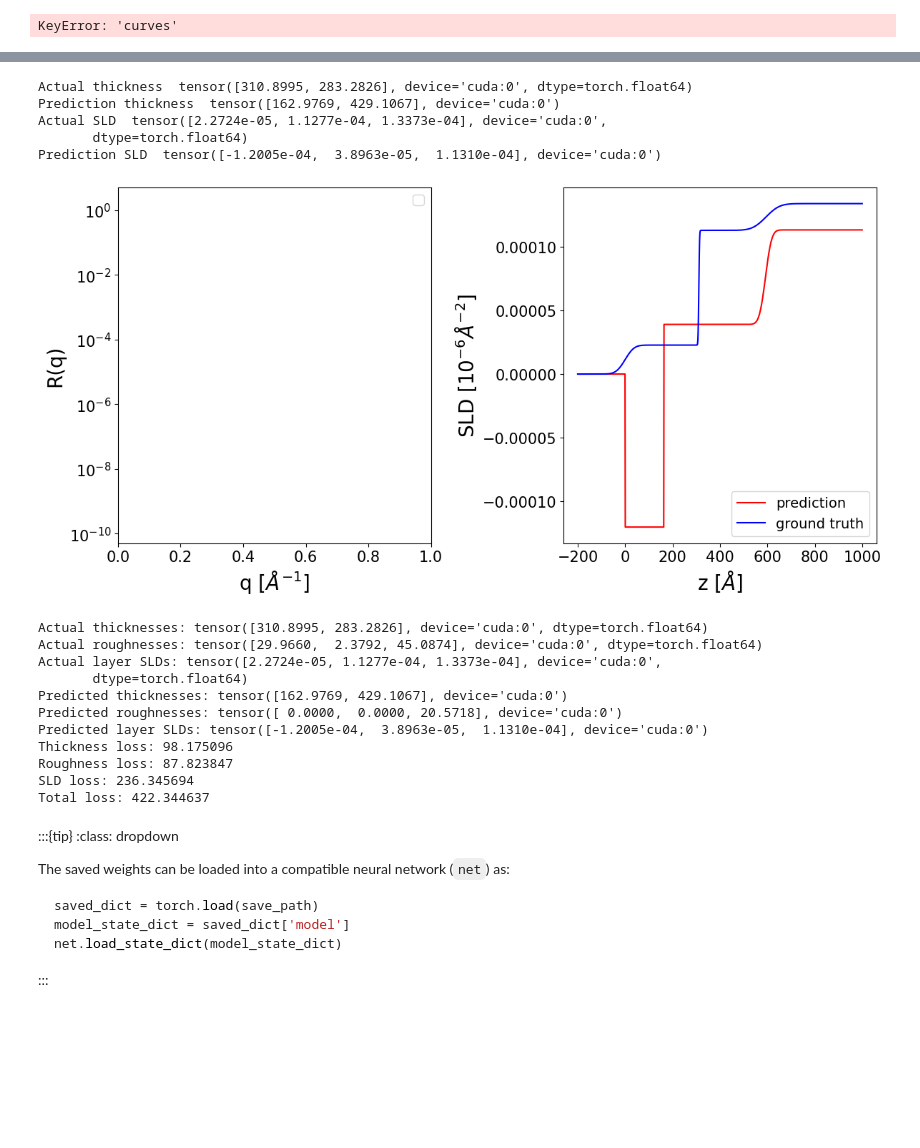
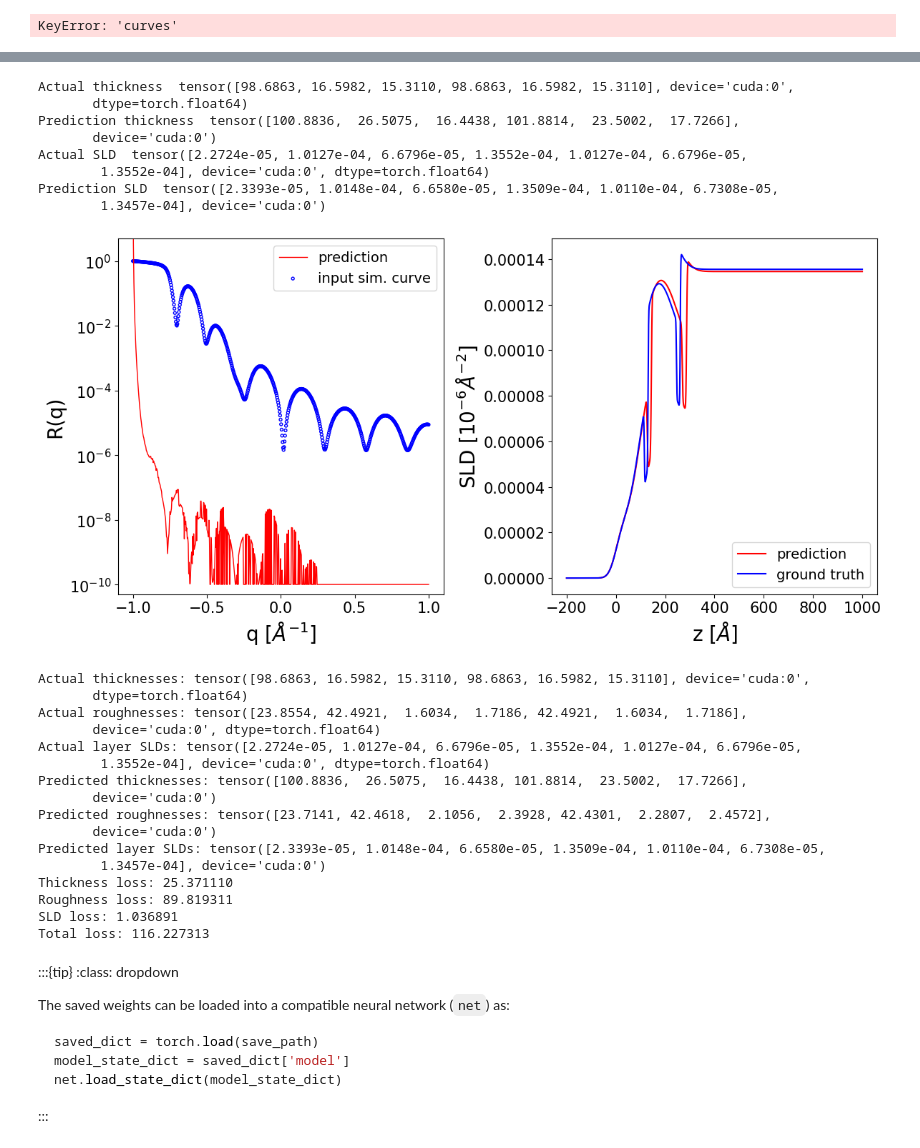
Before and after one commit to JasonC324/Final-Year-Project, a Jupyter notebook: training_reflectorch.ipynb, the cells around one changed output, grey strips where cells are left out. Drawn from its saved outputs; the diff is of its cells as text; code cells hidden in the pictures; blank space fills up the shorter version.

```diff
--- a/training_reflectorch.ipynb
+++ b/training_reflectorch.ipynb
@@ -375,7 +443,7 @@ tensor([-0.6679, -0.6963,  0.0162, -0.9065, -0.9201, -0.4777, -0.6661,  0.4104,
        device='cuda:0', dtype=torch.float64)
 torch.Size([64, 24])
 # %%
-(testing_curves, testing_curves_scaled, testing_params, testing_params_scaled, testing_q_values, testing_num_layers,testing_scaled_bounds, testing_bounds) = testing_data
+(testing_curves, testing_curves_scaled, testing_params, testing_params_scaled, testing_q_values, testing_q_values_valued, testing_num_layers,testing_scaled_bounds, testing_bounds) = testing_data
 
 device = next(customtrainer.model.parameters()).device
 dtype  = next(customtrainer.model.parameters()).dtype
@@ -386,10 +454,10 @@ if not isinstance(testing_curves_scaled, torch.Tensor):
 else:
     eval_curves = testing_curves_scaled
 
-if not isinstance(testing_q_values, torch.Tensor):
-    eval_q_values = torch.tensor(testing_q_values)
+if not isinstance(testing_q_values_valued, torch.Tensor):
+    eval_q_values = torch.tensor(testing_q_values_valued)
 else:
-    eval_q_values = testing_q_values
+    eval_q_values = testing_q_values_valued
 
 if not isinstance(testing_scaled_bounds, torch.Tensor):
     eval_bounds = torch.tensor(testing_scaled_bounds)
@@ -429,14 +508,10 @@ tensor([-0.3084, -0.3746, -1.0237, -0.5170,  0.0684, -1.0109,  0.1024,  0.6471],
 # %%
 def unscale_params(scaled, span, min_vals) -> torch.Tensor:
-    """
-    scaled: [B, 8] tensor in [0,1]
-    returns: [B, 8] tensor in physical units
-    """
-    temp = scaled * span[None, :] + min_vals[None, :]
+
+    temp = ((scaled + 1.0) / 2.0) * span[None, :] + min_vals[None, :]
     return temp
 
 span =testing_bounds[0].to(device)
 min_val =testing_bounds[1].to(device)
 restored_predictions = unscale_params(scaled_predicted_params,span,min_val)
 restored_predictions = torch.real(restored_predictions)
-print(restored_predictions)
@@ -697,0 +870,4 @@ predicted_curves = custom_reflectivity(eval_q_values,eval_thicknesses , eval_rou
+# %%
+testing_q_values_tensor = torch.tensor(testing_q_values).float().to("cuda")
+predicted_curves = custom_reflectivity(testing_q_values_tensor,eval_thicknesses , eval_roughnesses, eval_slds, abeles_func = abeles)
+print(predicted_curves[0])
@@ -714,8 +908,8 @@ def plot_refl_curve(testing_params,predictions,i=0):
      y_tick_locations = [10**(-2*i) for i in range(6)]
      ax[0].yaxis.set_major_locator(plt.FixedLocator(y_tick_locations))
 
-     #ax[0].plot(q[i].cpu().numpy(), predicted_curves[i].cpu().numpy() + 1e-10, c='r', lw=1, label='prediction')
-     #ax[0].scatter(q[i].cpu().numpy(), unscaled_denoised_curve[i].cpu().numpy() + 1e-10, facecolors='none', edgecolors='blue', s=8, label='input sim. curve')
+     ax[0].plot(eval_q_values[i].cpu().numpy(), predicted_curves[i].cpu().numpy() + 1e-10, c='r', lw=1, label='prediction')
+     ax[0].scatter(eval_q_values[i].cpu().numpy(), testing_curves[i] + 1e-10, facecolors='none', edgecolors='blue', s=8, label='input sim. curve')
 
      ax[0].legend(loc='upper right', fontsize=14)
 
@@ -755,21 +949,24 @@ def plot_refl_curve(testing_params,predictions,i=0):
 # %%
 testing_params_cuda = torch.tensor(testing_params).to('cuda')  # move to GPU
 testing_params_cuda = torch.real(testing_params_cuda)
-i = 5
+i = 220
 plot_refl_curve(testing_params_cuda,restored_predictions, i)
 print("Actual thickness ", testing_params_cuda[i,:num_layers])
 print("Prediction thickness ", restored_predictions[i,:num_layers])
 print("Actual SLD ", testing_params_cuda[i,num_layers*2+1:])
 print("Prediction SLD ", restored_predictions[i,num_layers*2+1:])
 # %% [output]
-Actual thickness  tensor([310.8995, 283.2826], device='cuda:0', dtype=torch.float64)
-Prediction thickness  tensor([162.9769, 429.1067], device='cuda:0')
-Actual SLD  tensor([2.2724e-05, 1.1277e-04, 1.3373e-04], device='cuda:0',
+Actual thickness  tensor([98.6863, 16.5982, 15.3110, 98.6863, 16.5982, 15.3110], device='cuda:0',
        dtype=torch.float64)
-Prediction SLD  tensor([-1.2005e-04,  3.8963e-05,  1.1310e-04], device='cuda:0')
+Prediction thickness  tensor([100.8836,  26.5075,  16.4438, 101.8814,  23.5002,  17.7266],
+       device='cuda:0')
+Actual SLD  tensor([2.2724e-05, 1.0127e-04, 6.6796e-05, 1.3552e-04, 1.0127e-04, 6.6796e-05,
+        1.3552e-04], device='cuda:0', dtype=torch.float64)
+Prediction SLD  tensor([2.3393e-05, 1.0148e-04, 6.6580e-05, 1.3509e-04, 1.0110e-04, 6.7308e-05,
+        1.3457e-04], device='cuda:0')
-[figure, old version]
+[figure, new version]
 # %%
-pred_idx = 5
+pred_idx = 220
 print(f'Actual thicknesses: {testing_params_cuda[pred_idx,:num_layers]}')
 print(f'Actual roughnesses: {testing_params_cuda[pred_idx,num_layers:num_layers*2+1]}')
 print(f'Actual layer SLDs: {testing_params_cuda[pred_idx,num_layers*2+1:]}')
@@ -805,17 +1002,22 @@ loss_t, loss_r, loss_s = evaluate_model(
 total_loss = loss_t+ loss_r+ loss_s
 print(f"Total loss: {total_loss:.6f}")
 # %% [output]
-Actual thicknesses: tensor([310.8995, 283.2826], device='cuda:0', dtype=torch.float64)
-Actual roughnesses: tensor([29.9660,  2.3792, 45.0874], device='cuda:0', dtype=torch.float64)
-Actual layer SLDs: tensor([2.2724e-05, 1.1277e-04, 1.3373e-04], device='cuda:0',
+Actual thicknesses: tensor([98.6863, 16.5982, 15.3110, 98.6863, 16.5982, 15.3110], device='cuda:0',
        dtype=torch.float64)
-Predicted thicknesses: tensor([162.9769, 429.1067], device='cuda:0')
-Predicted roughnesses: tensor([ 0.0000,  0.0000, 20.5718], device='cuda:0')
-Predicted layer SLDs: tensor([-1.2005e-04,  3.8963e-05,  1.1310e-04], device='cuda:0')
-Thickness loss: 98.175096
-Roughness loss: 87.823847
-SLD loss: 236.345694
-Total loss: 422.344637
+Actual roughnesses: tensor([23.8554, 42.4921,  1.6034,  1.7186, 42.4921,  1.6034,  1.7186],
+       device='cuda:0', dtype=torch.float64)
+Actual layer SLDs: tensor([2.2724e-05, 1.0127e-04, 6.6796e-05, 1.3552e-04, 1.0127e-04, 6.6796e-05,
+        1.3552e-04], device='cuda:0', dtype=torch.float64)
+Predicted thicknesses: tensor([100.8836,  26.5075,  16.4438, 101.8814,  23.5002,  17.7266],
+       device='cuda:0')
+Predicted roughnesses: tensor([23.7141, 42.4618,  2.1056,  2.3928, 42.4301,  2.2807,  2.4572],
+       device='cuda:0')
+Predicted layer SLDs: tensor([2.3393e-05, 1.0148e-04, 6.6580e-05, 1.3509e-04, 1.0110e-04, 6.7308e-05,
+        1.3457e-04], device='cuda:0')
+Thickness loss: 25.371110
+Roughness loss: 89.819311
+SLD loss: 1.036891
+Total loss: 116.227313
 # %% [markdown]
 :::{tip}
 :class: dropdown
```
Also changed, not shown: parts of 30 cells of this notebook.
